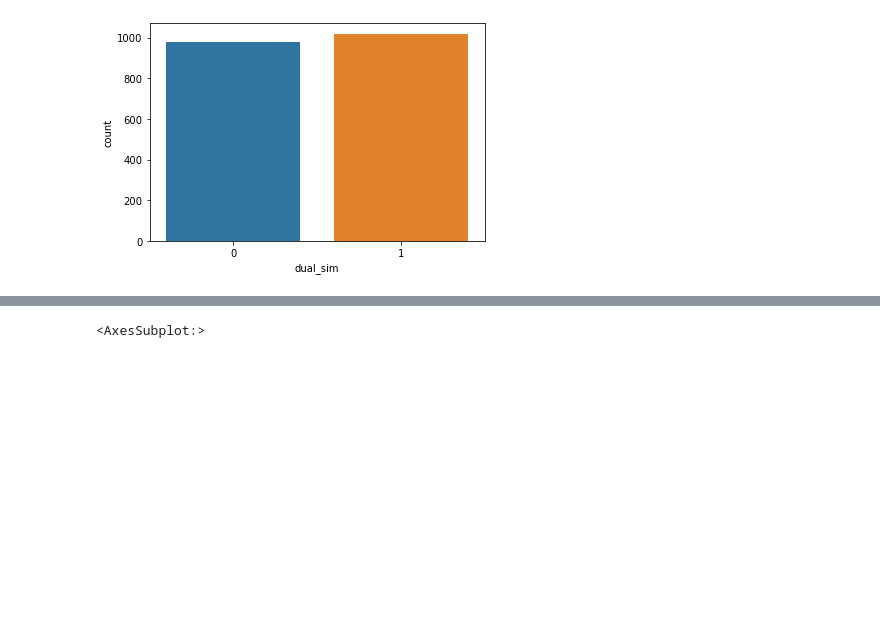
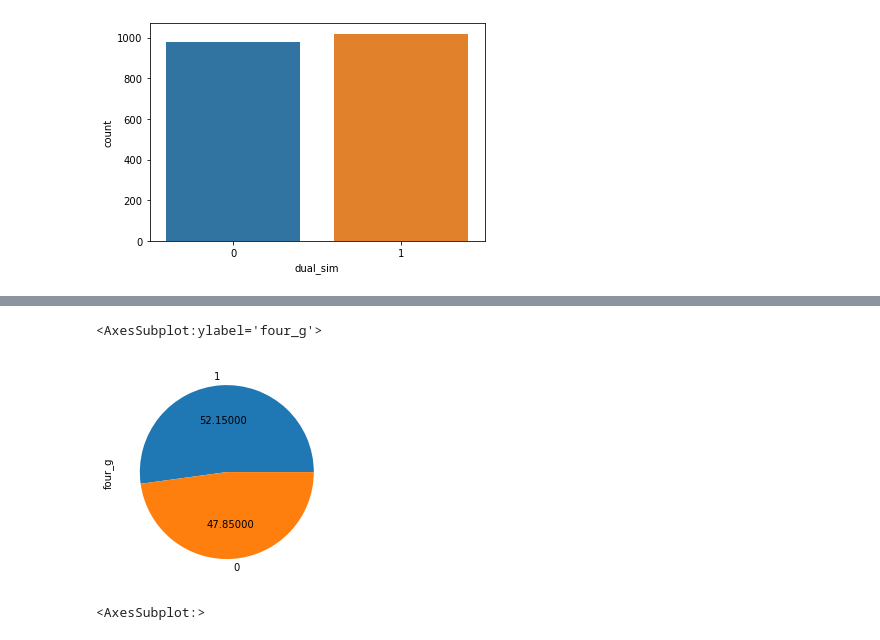
Before and after one commit to Krgautam3011/Data-mobile-price-range-analysis, a Jupyter notebook: eda project.ipynb, the cells around one changed output, grey strips where cells are left out. Cells and saved outputs as stored; diff of their text form; code cells hidden in the pictures; blank space fills up the shorter version.

```diff
--- a/eda project.ipynb
+++ b/eda project.ipynb
@@ -183,3 +267,8 @@ sns.countplot(df['dual_sim'])
+# %%
+df['four_g'].value_counts().plot(kind="pie",autopct="%1.5f")
+# %% [output]
+<AxesSubplot:ylabel='four_g'>
+[figure, added]
 # %%
 df['blue'].value_counts().plot(kind="bar")
 # %% [output]
```
Also changed, not shown: parts of 46 cells of this notebook.
